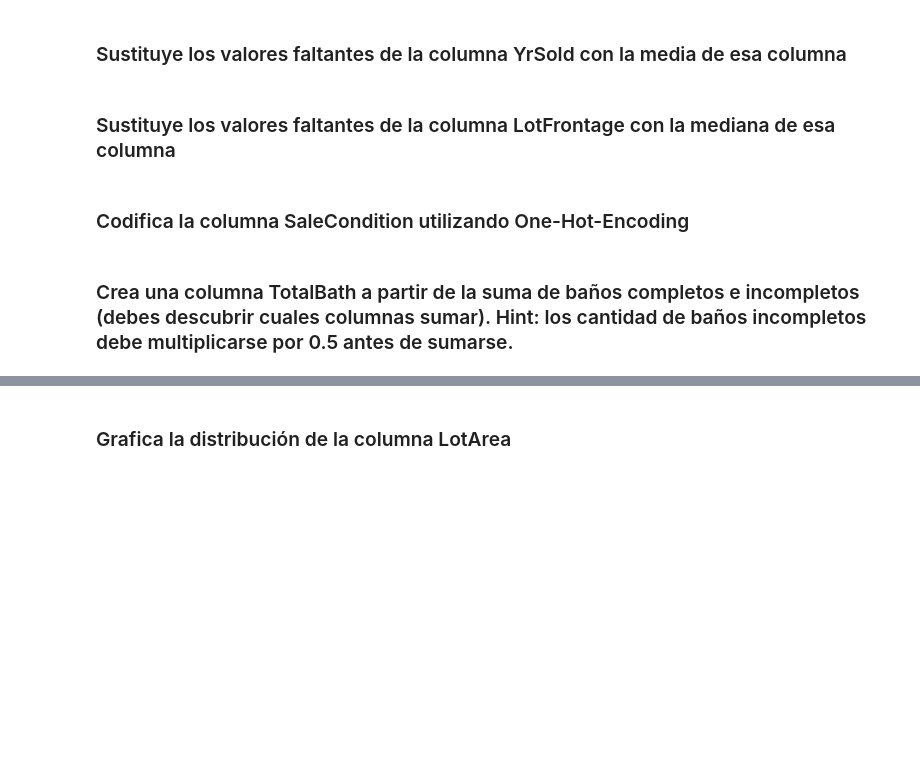
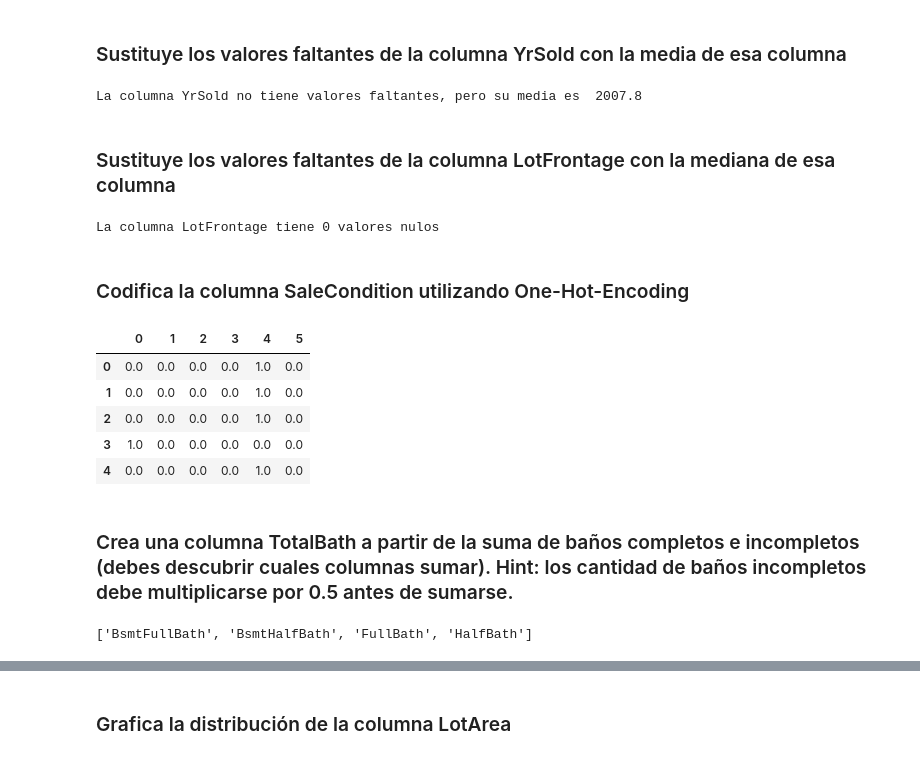
Before and after one commit to Giovanny-Encinia/SaturdaysAI, a Jupyter notebook: Challanges/Data-Challange-3-GiovannyEncinia.ipynb, the cells around one changed output, grey strips where cells are left out. Cells and saved outputs as stored; diff of their text form; code cells hidden in the pictures; blank space fills up the shorter version.

```diff
--- a/Challanges/Data-Challange-3-GiovannyEncinia.ipynb
+++ b/Challanges/Data-Challange-3-GiovannyEncinia.ipynb
@@ -62,8 +118,35 @@ Columnas categóricas:  43
 # %% [markdown]
 ### Sustituye los valores faltantes de la columna YrSold con la media de esa columna
+# %%
+print(f"La columna YrSold no tiene valores faltantes, pero su media es {df.YrSold.mean(): .1f}")
+# %% [output]
+La columna YrSold no tiene valores faltantes, pero su media es  2007.8
 # %% [markdown]
 ### Sustituye los valores faltantes de la columna LotFrontage con la mediana de esa columna
+# %%
+df.LotFrontage.fillna(df.LotFrontage.mean(), inplace=True)
+print(f"La columna LotFrontage tiene {df.LotFrontage.isnull().sum()} valores nulos")
+# %% [output]
+La columna LotFrontage tiene 0 valores nulos
 # %% [markdown]
 ###  Codifica la columna SaleCondition utilizando One-Hot-Encoding
+# %%
+one_encoder = OneHotEncoder(handle_unknown='ignore')
+encode = one_encoder.fit_transform(df[["SaleCondition"]]).toarray()
+encode_salecondition = pd.DataFrame(encode)
+encode_salecondition.head()
+# %% [output]
+|  | 0 | 1 | 2 | 3 | 4 | 5 |
+| 0 | 0.0 | 0.0 | 0.0 | 0.0 | 1.0 | 0.0 |
+| 1 | 0.0 | 0.0 | 0.0 | 0.0 | 1.0 | 0.0 |
+| 2 | 0.0 | 0.0 | 0.0 | 0.0 | 1.0 | 0.0 |
+| 3 | 1.0 | 0.0 | 0.0 | 0.0 | 0.0 | 0.0 |
+| 4 | 0.0 | 0.0 | 0.0 | 0.0 | 1.0 | 0.0 |
 # %% [markdown]
 ###  Crea una columna TotalBath a partir de la suma de baños completos e incompletos (debes descubrir cuales columnas sumar). Hint: los cantidad de baños incompletos debe multiplicarse por 0.5 antes de sumarse.
+# %%
+baths = df.columns.str.contains("Bath") # Se buscan columnas con la palabra Bath
+col_baths = df.columns[baths].to_list() # Se aislan y guardan los nombre de las columna
+col_baths
+# %% [output]
+['BsmtFullBath', 'BsmtHalfBath', 'FullBath', 'HalfBath']
```
Also changed, not shown: parts of 12 cells of this notebook.
